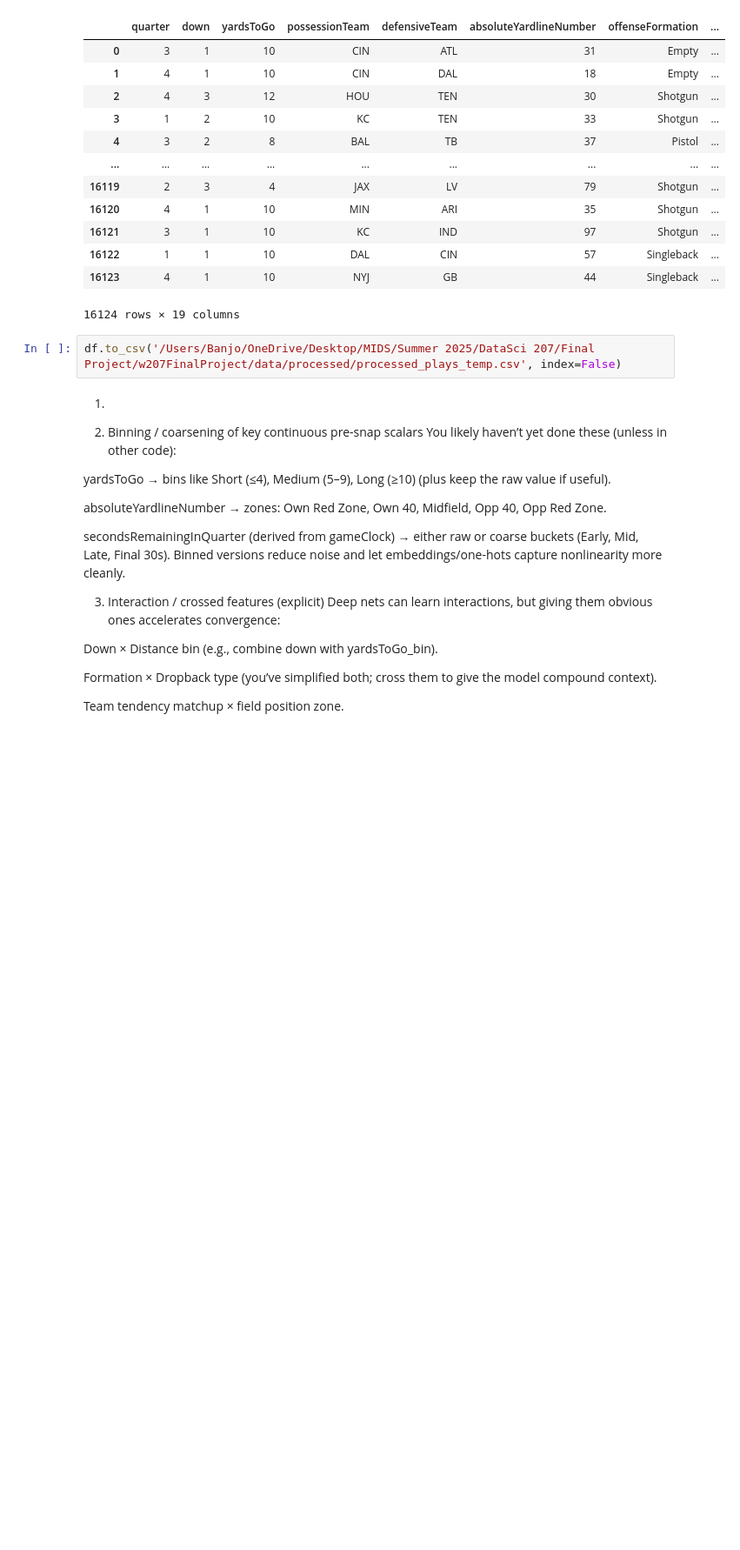
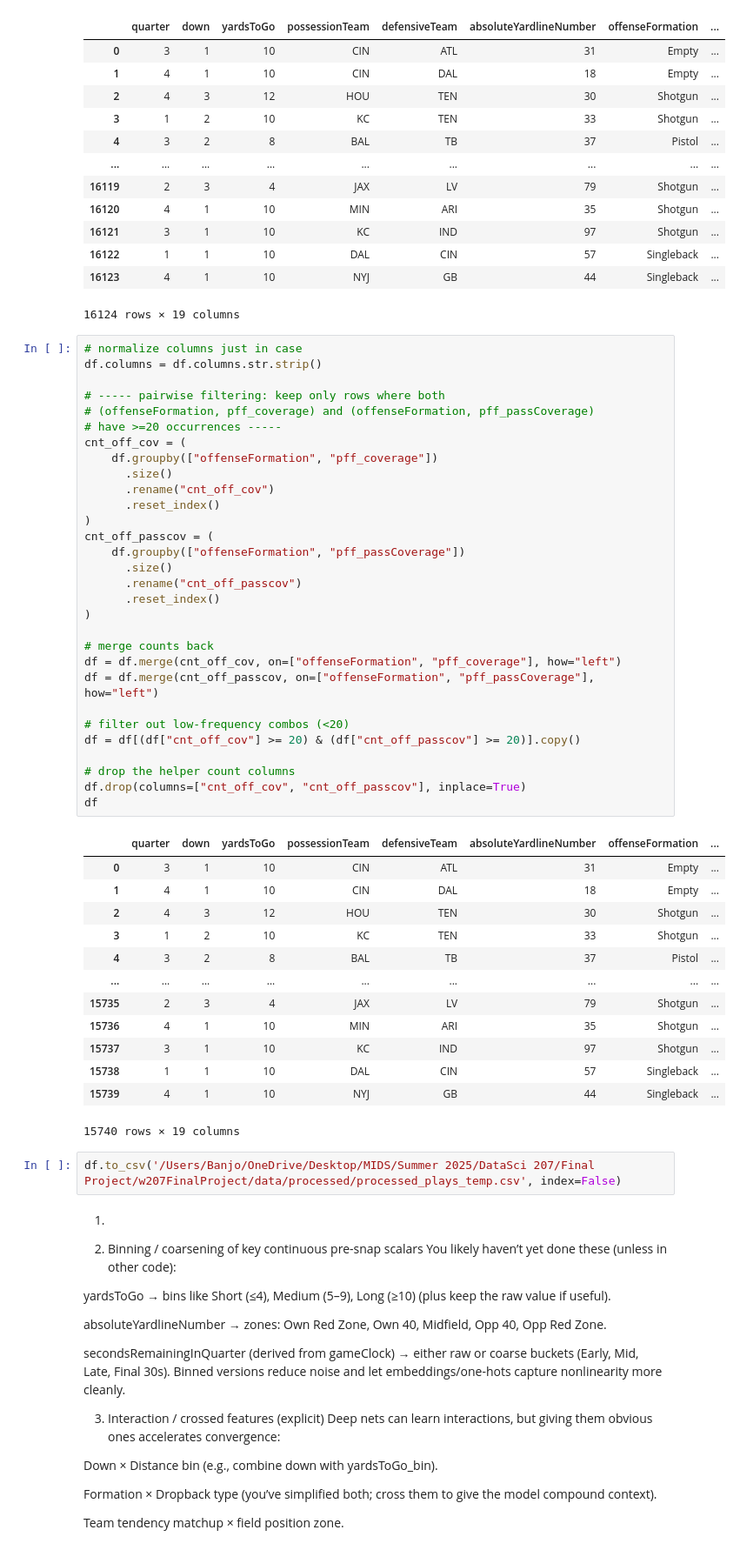
Before and after one commit to sahluwalia23/w207FinalProject, a Jupyter notebook: notebooks/Preprocessing_Saini.ipynb, the cells around one changed output. Shown at 87% size. Saved outputs shown, nothing was run; the diff lists cells and outputs as text; blank space fills up the shorter version.

```diff
--- a/notebooks/Preprocessing_Saini.ipynb
+++ b/notebooks/Preprocessing_Saini.ipynb
@@ -293,6 +293,50 @@ df
 | 16122 | 1 | 1 | 10 | DAL | CIN | 57 | Singleback | ... |
 | 16123 | 4 | 1 | 10 | NYJ | GB | 44 | Singleback | ... |
 16124 rows × 19 columns
+# %%
+# normalize columns just in case
+df.columns = df.columns.str.strip()
+
+# ----- pairwise filtering: keep only rows where both
+# (offenseFormation, pff_coverage) and (offenseFormation, pff_passCoverage)
+# have >=20 occurrences -----
+cnt_off_cov = (
+    df.groupby(["offenseFormation", "pff_coverage"])
+      .size()
+      .rename("cnt_off_cov")
+      .reset_index()
+)
+cnt_off_passcov = (
+    df.groupby(["offenseFormation", "pff_passCoverage"])
+      .size()
+      .rename("cnt_off_passcov")
+      .reset_index()
+)
+
+# merge counts back
+df = df.merge(cnt_off_cov, on=["offenseFormation", "pff_coverage"], how="left")
+df = df.merge(cnt_off_passcov, on=["offenseFormation", "pff_passCoverage"], how="left")
+
+# filter out low-frequency combos (<20)
+df = df[(df["cnt_off_cov"] >= 20) & (df["cnt_off_passcov"] >= 20)].copy()
+
+# drop the helper count columns
+df.drop(columns=["cnt_off_cov", "cnt_off_passcov"], inplace=True)
+df
+# %% [output]
+|  | quarter | down | yardsToGo | possessionTeam | defensiveTeam | absoluteYardlineNumber | offenseFormation | ... |
+| 0 | 3 | 1 | 10 | CIN | ATL | 31 | Empty | ... |
+| 1 | 4 | 1 | 10 | CIN | DAL | 18 | Empty | ... |
+| 2 | 4 | 3 | 12 | HOU | TEN | 30 | Shotgun | ... |
+| 3 | 1 | 2 | 10 | KC | TEN | 33 | Shotgun | ... |
+| 4 | 3 | 2 | 8 | BAL | TB | 37 | Pistol | ... |
+| ... | ... | ... | ... | ... | ... | ... | ... | ... |
+| 15735 | 2 | 3 | 4 | JAX | LV | 79 | Shotgun | ... |
+| 15736 | 4 | 1 | 10 | MIN | ARI | 35 | Shotgun | ... |
+| 15737 | 3 | 1 | 10 | KC | IND | 97 | Shotgun | ... |
+| 15738 | 1 | 1 | 10 | DAL | CIN | 57 | Singleback | ... |
+| 15739 | 4 | 1 | 10 | NYJ | GB | 44 | Singleback | ... |
+15740 rows × 19 columns
 # %%
 df.to_csv('/Users/Banjo/OneDrive/Desktop/MIDS/Summer 2025/DataSci 207/Final Project/w207FinalProject/data/processed/processed_plays_temp.csv', index=False)
 # %% [markdown]
```
